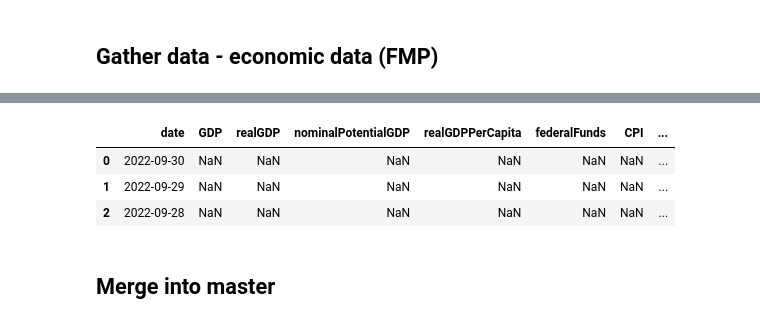
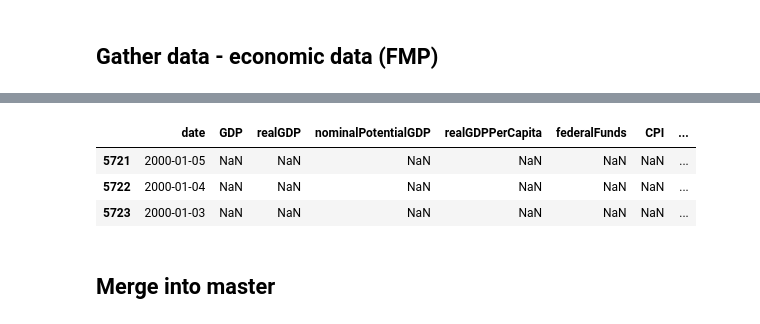
Before and after one commit to hooman34/platform, a Jupyter notebook: notebooks/00_00_make_master_dataset.ipynb, the cells around one changed output, grey strips where cells are left out. Drawn from its saved outputs; the diff is of its cells as text; code cells hidden in the pictures.

```diff
--- a/notebooks/00_00_make_master_dataset.ipynb
+++ b/notebooks/00_00_make_master_dataset.ipynb
@@ -47,5 +43,7 @@ target.head()
 # %% [markdown]
 ## Gather data - economic data (FMP)
+# %%
+econ_indices = pd.DataFrame(target['date'])
 # %%
 for i in ["GDP", "realGDP", "nominalPotentialGDP", "realGDPPerCapita",
         "federalFunds", "CPI", "inflationRate", "inflation", "retailSales", "consumerSentiment", "durableGoods",
@@ -77,10 +75,10 @@ for i in ["GDP", "realGDP", "nominalPotentialGDP", "realGDPPerCapita",
 # %%
-econ_indices.head(3)
+econ_indices.tail(3)
 # %% [output]
 |  | date | GDP | realGDP | nominalPotentialGDP | realGDPPerCapita | federalFunds | CPI | ... |
-| 0 | 2022-09-30 | NaN | NaN | NaN | NaN | NaN | NaN | ... |
-| 1 | 2022-09-29 | NaN | NaN | NaN | NaN | NaN | NaN | ... |
-| 2 | 2022-09-28 | NaN | NaN | NaN | NaN | NaN | NaN | ... |
+| 5721 | 2000-01-05 | NaN | NaN | NaN | NaN | NaN | NaN | ... |
+| 5722 | 2000-01-04 | NaN | NaN | NaN | NaN | NaN | NaN | ... |
+| 5723 | 2000-01-03 | NaN | NaN | NaN | NaN | NaN | NaN | ... |
 # %% [markdown]
 ## Merge into master
 # %%
```
Also changed, not shown: parts of 6 cells of this notebook, 6 other files.
